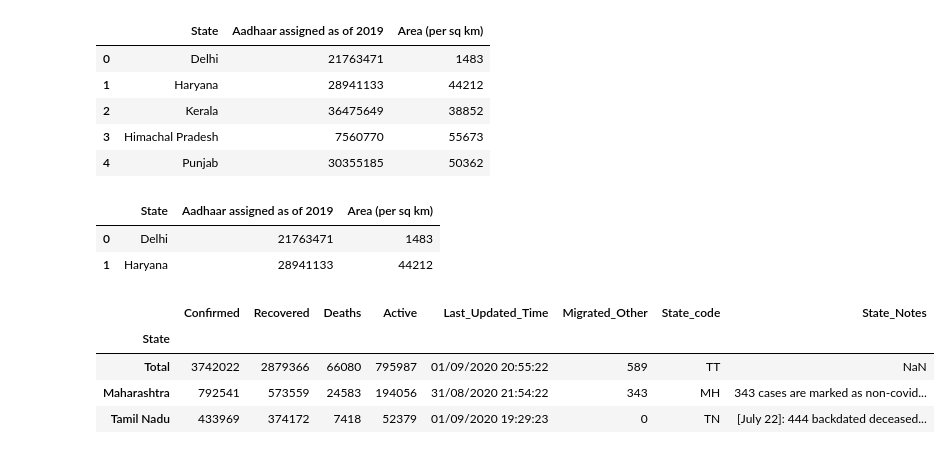
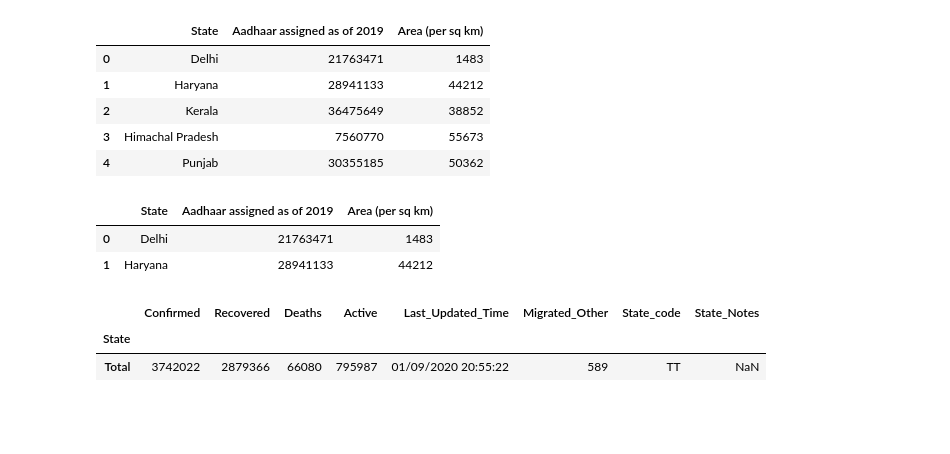
Before and after one commit to trisharjani/covid_19_analysis, a Jupyter notebook: Analysing Cases in India.ipynb, the cells around one changed output. Drawn from its saved outputs; the diff is of its cells as text; code cells hidden in the pictures; blank space fills up the shorter version.

```diff
--- a/Analysing Cases in India.ipynb
+++ b/Analysing Cases in India.ipynb
@@ -643,13 +643,11 @@ population.head(2)
 | 0 | Delhi | 21763471 | 1483 |
 | 1 | Haryana | 28941133 | 44212 |
 # %%
-state_cumulative.head(3)
+state_cumulative.head(1)
 # %% [output]
 |  | Confirmed | Recovered | Deaths | Active | Last_Updated_Time | Migrated_Other | State_code | State_Notes |
 | State |  |  |  |  |  |  |  |  |
 | Total | 3742022 | 2879366 | 66080 | 795987 | 01/09/2020 20:55:22 | 589 | TT | NaN |
-| Maharashtra | 792541 | 573559 | 24583 | 194056 | 31/08/2020 21:54:22 | 343 | MH | 343 cases are marked as non-covid... |
-| Tamil Nadu | 433969 | 374172 | 7418 | 52379 | 01/09/2020 19:29:23 | 0 | TN | [July 22]: 444 backdated deceased... |
 # %%
 Top_confirmed = state_cumulative.sort_values(by='Confirmed', ascending=False)
 Top_active = state_cumulative.sort_values(by='Active', ascending=False)
```
